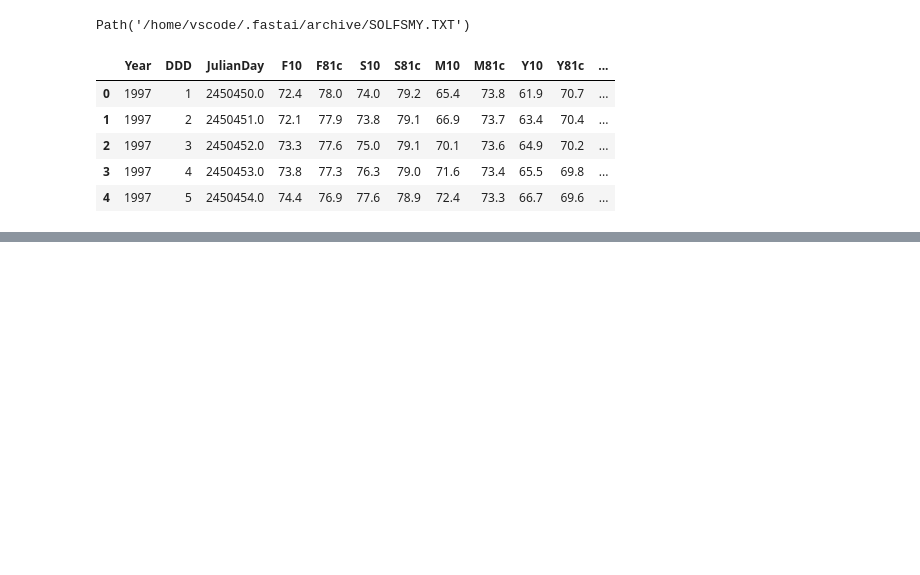
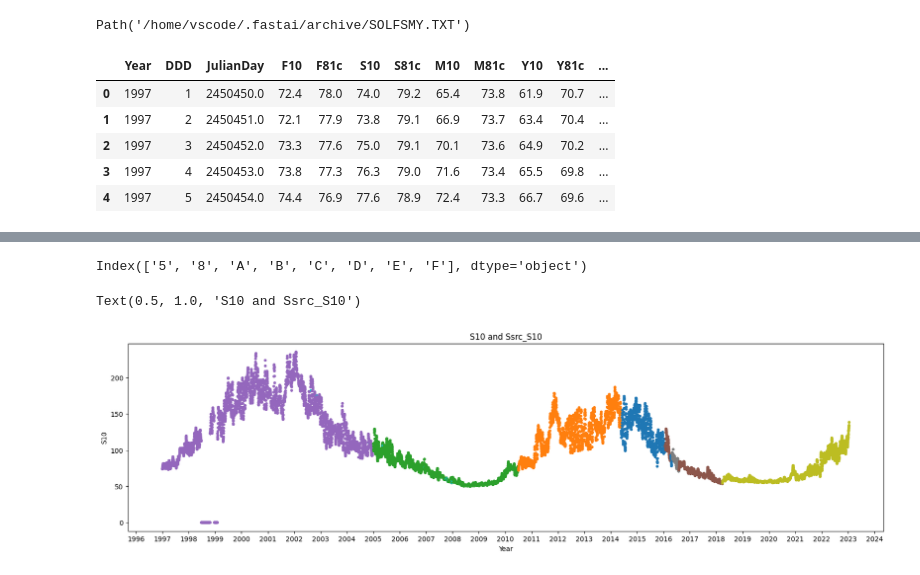
Before and after one commit to ARCLab-MIT/SW-Transformers-Forecaster-Framework, a Jupyter notebook: dev_nbs/00_draftsheet.ipynb, the cells around one changed output, grey strips where cells are left out. Drawn from its saved outputs; the diff is of its cells as text; code cells hidden in the pictures; blank space fills up the shorter version.

Commit message:
Analysing missng values and split

```diff
--- a/dev_nbs/00_draftsheet.ipynb
+++ b/dev_nbs/00_draftsheet.ipynb
@@ -12,10 +28,10 @@ Path('/home/vscode/.fastai/archive/SOLFSMY.TXT')
 # %%
 # Read the text file into a pandas DataFrame, ignoring the lines starting with '#'
 # Column names: YYYY DDD   JulianDay  F10   F81c  S10   S81c  M10   M81c  Y10   Y81c  Ssrc
-df = pd.read_csv(data_path, delim_whitespace=True, comment='#', header=None,
+df_raw = pd.read_csv(data_path, delim_whitespace=True, comment='#', header=None,
                  names=['Year', 'DDD', 'JulianDay', 'F10', 'F81c', 'S10', 'S81c',
                         'M10', 'M81c', 'Y10', 'Y81c', 'Ssrc'])
-df.head()
+df_raw.head()
 # %% [output]
 |  | Year | DDD | JulianDay | F10 | F81c | S10 | S81c | M10 | M81c | Y10 | Y81c | ... |
 | 0 | 1997 | 1 | 2450450.0 | 72.4 | 78.0 | 74.0 | 79.2 | 65.4 | 73.8 | 61.9 | 70.7 | ... |
@@ -54,0 +99,5 @@ Acronyms:
+# %%
+# Convert the JulianDay column to a datetime column, and set it as index
+df_raw['Date'] = pd.to_datetime(df_raw['JulianDay'], unit='D', origin='julian')
+df_raw['Date'].head()
+df_raw.set_index('Date', inplace=True)
@@ -54,0 +111,7 @@ Acronyms:
+# %%
+# Separate the Ssrc columns into four colums, one for each character of the string,
+# The names of the new columns will be SsrcF10, SsrcS10, SsrcM10, and SsrcY10,
+# Cast the new columns into categories. Use a loop
+for i, c in enumerate('F10 S10 M10 Y10'.split()):
+    df_raw[f'Ssrc_{c}'] = df_raw['Ssrc'].str[i].astype('category')
+df_raw[['Ssrc_F10', 'Ssrc_S10', 'Ssrc_M10', 'Ssrc_Y10']].head()
@@ -54,0 +126,18 @@ Acronyms:
+# %%
+# See the categories of the column Ssrc_S10
+df_raw.Ssrc_S10.cat.categories
+# %% [output]
+Index(['5', '8', 'A', 'B', 'C', 'D', 'E', 'F'], dtype='object')
+# %%
+# Plot the variable S10. The color of the line will be determined by the value of Ssrc_S10
+fig, ax = plt.subplots(figsize=(20, 5))
+ax.scatter(df_raw.index, df_raw.S10, c=df_raw.Ssrc_S10.cat.codes, cmap='tab10', s=10)
+ax.xaxis.set_major_locator(mdates.YearLocator())
+ax.xaxis.set_major_formatter(mdates.DateFormatter('%Y'))
+ax.set_xlabel('Year')
+ax.set_ylabel('S10')
+ax.set_title('S10 and Ssrc_S10')
+# TODO: Add a legend
+# %% [output]
+Text(0.5, 1.0, 'S10 and Ssrc_S10')
+[figure, added]
```
Also changed, not shown: parts of 11 cells of this notebook.
